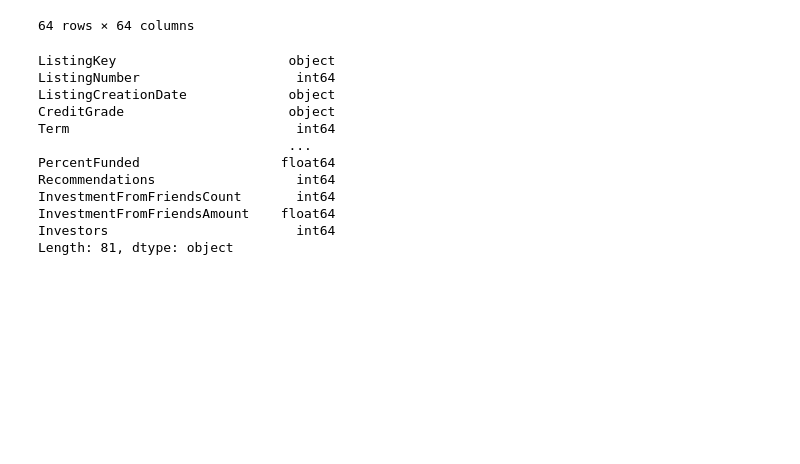
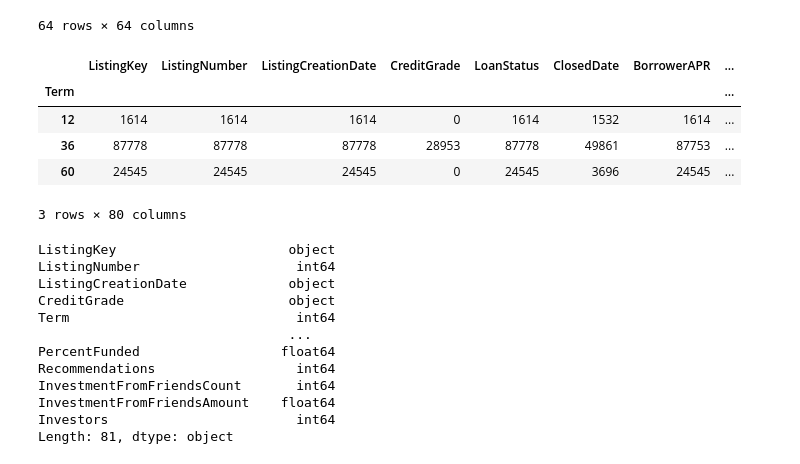
Before and after one commit to Milkafreak/Group_11_ML, a Jupyter notebook: Prosper/Project_G11__Deep_learning_Version04.ipynb, the cells around one changed output. Saved outputs shown, nothing was run; the diff lists cells and outputs as text; code cells hidden in the pictures; blank space fills up the shorter version.

```diff
--- a/Prosper/Project_G11__Deep_learning_Version04.ipynb
+++ b/Prosper/Project_G11__Deep_learning_Version04.ipynb
@@ -111,6 +141,15 @@ prosper.corr()
 | InvestmentFromFriendsAmount | -0.053481 | -0.024472 | -0.031841 | -0.026512 | -0.026632 | -0.038146 | 0.024555 | ... |
 | Investors | -0.279659 | -0.045137 | -0.307606 | -0.274217 | -0.274174 | -0.265244 | -0.275501 | ... |
 64 rows × 64 columns
+# %%
+prosper.groupby("Term").count()
+# %% [output]
+|  | ListingKey | ListingNumber | ListingCreationDate | CreditGrade | LoanStatus | ClosedDate | BorrowerAPR | ... |
+| Term |  |  |  |  |  |  |  | ... |
+| 12 | 1614 | 1614 | 1614 | 0 | 1614 | 1532 | 1614 | ... |
+| 36 | 87778 | 87778 | 87778 | 28953 | 87778 | 49861 | 87753 | ... |
+| 60 | 24545 | 24545 | 24545 | 0 | 24545 | 3696 | 24545 | ... |
+3 rows × 80 columns
 # %%
 prosper.dtypes
 # %% [output]
```
Also changed, not shown: parts of 8 cells of this notebook, 1 other file.
